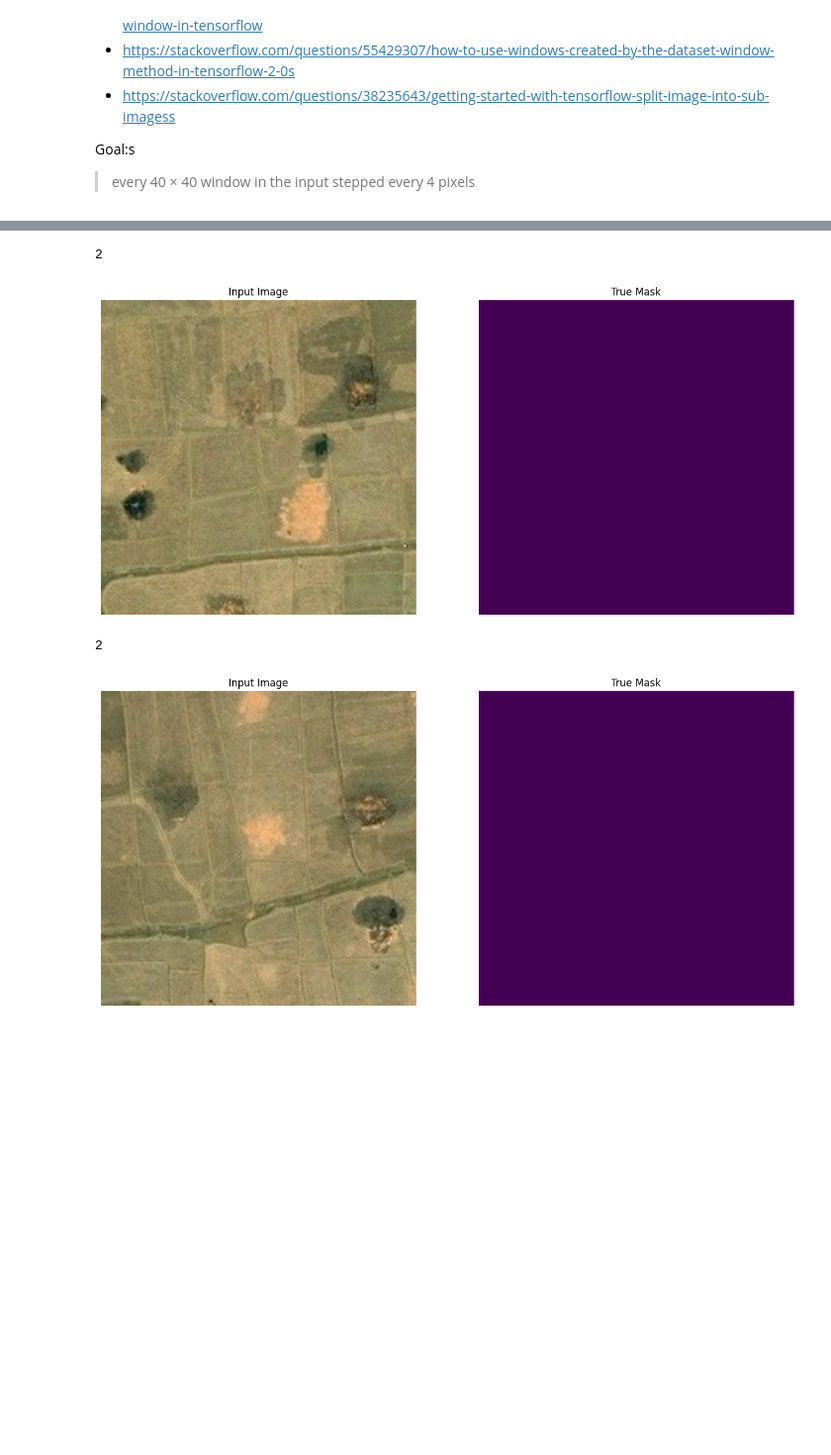
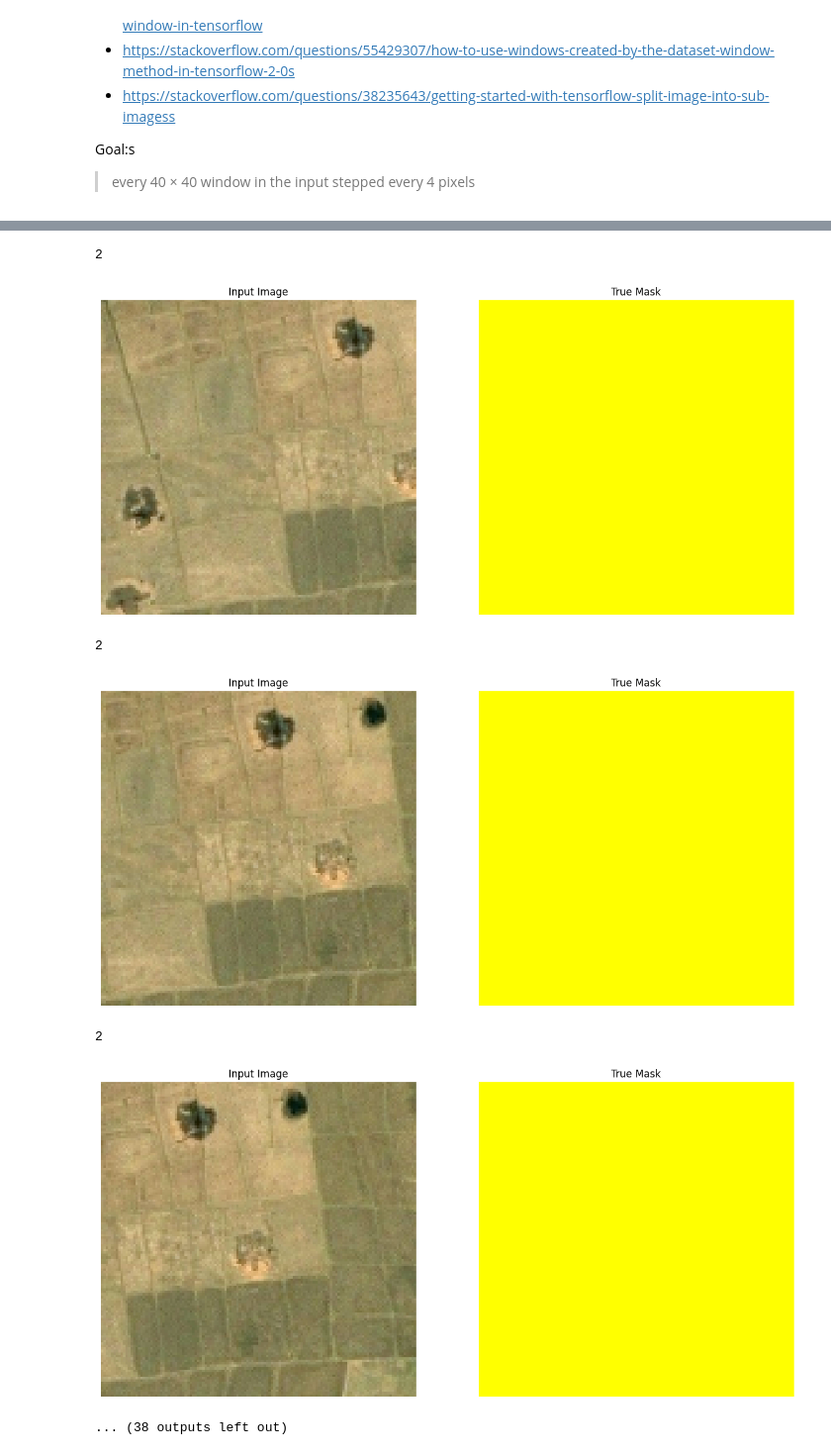
Before and after one commit to rondo-lehner/CM3070_Final_project, a Jupyter notebook: notebooks/ds_02_pipeline_convnet.ipynb, the cells around one changed output, grey strips where cells are left out. Shown at 99% size. Saved outputs shown, nothing was run; the diff lists cells and outputs as text; code cells hidden in the pictures; blank space fills up the shorter version.

Commit message:
create patches of input images

```diff
--- a/notebooks/ds_02_pipeline_convnet.ipynb
+++ b/notebooks/ds_02_pipeline_convnet.ipynb
@@ -73,7 +72,7 @@ def load_image(datapoint):
 # %%
 def normalize(input_image, input_mask):
   input_image = tf.cast(input_image, tf.float32) / 255.0
-  input_mask -= 1
+  input_mask = tf.cast(input_mask, tf.float32) / 255.0
   return input_image, input_mask
 # %%
 def display(display_list):
@@ -116,3 +120,31 @@ def load_patches(datapoint):
+# %%
+image_size = 1224
+patch_size = 128
+stride = 32
+def load_patches(datapoint):
+    images = tf.image.resize(datapoint['image'], (image_size, image_size))
+    img_patches = tf.image.extract_patches(
+        images = images,
+        sizes = [1, patch_size, patch_size, 1],
+        strides = [1, stride, stride, 1],
+        rates = [1, 1, 1, 1],
+        padding = 'VALID'
+    )
+    img_patches_flat = tf.reshape(img_patches, shape=(-1, patch_size, patch_size, 3))
+
+    annotations = tf.image.resize(datapoint['segmentation_mask'], (image_size, image_size), method='nearest')
+    ann_patches = tf.image.extract_patches(
+        images = annotations,
+        sizes = [1, patch_size, patch_size, 1],
+        strides = [1, stride, stride, 1],
+        rates = [1, 1, 1, 1],
+        padding = 'VALID'
+    )
+    ann_patches_flat = tf.reshape(ann_patches, shape=(-1, patch_size, patch_size, 3))
+
+    img_patches_flat, ann_patches_flat = normalize(img_patches_flat, ann_patches_flat)
+
+    return img_patches_flat, ann_patches_flat
 # %%
 image_batches = (
     ds['all_images']
@@ -122,8 +154,9 @@ image_batches = (
     .prefetch(buffer_size=tf.data.AUTOTUNE)
 )
 for i, m in image_batches.take(1):
-    sample_images = i[70:75]
-    sample_masks = m[70:75]
+    sample_images = i[1200:1225]
+    sample_masks = m[1200:1225]
+    print(i.shape)
     samples = list(zip(sample_images, sample_masks))
     for sample in samples:
         display(sample)
@@ -139,7 +172,10 @@ for i, m in image_batches.take(1):
 2
-[figure, old version]
+[figure, new version]
 2
-[figure, old version]
+[figure, new version]
+2
+[figure, added]
+... (38 outputs left out)
 # %%
 images = ds['all_images'].take(10).map(load_image, num_parallel_calls=tf.data.AUTOTUNE)
 
```
Also changed, not shown: parts of 5 cells of this notebook.
